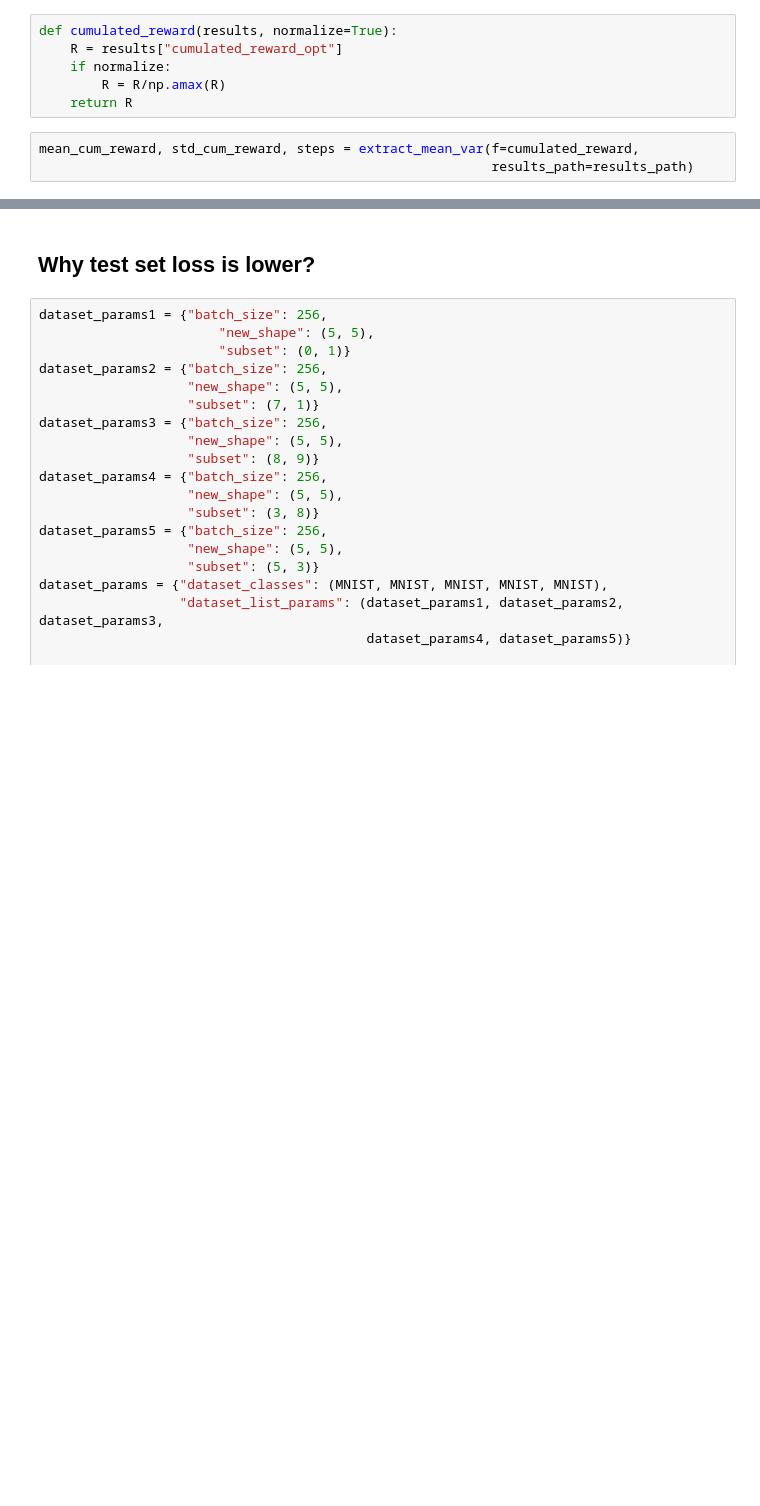
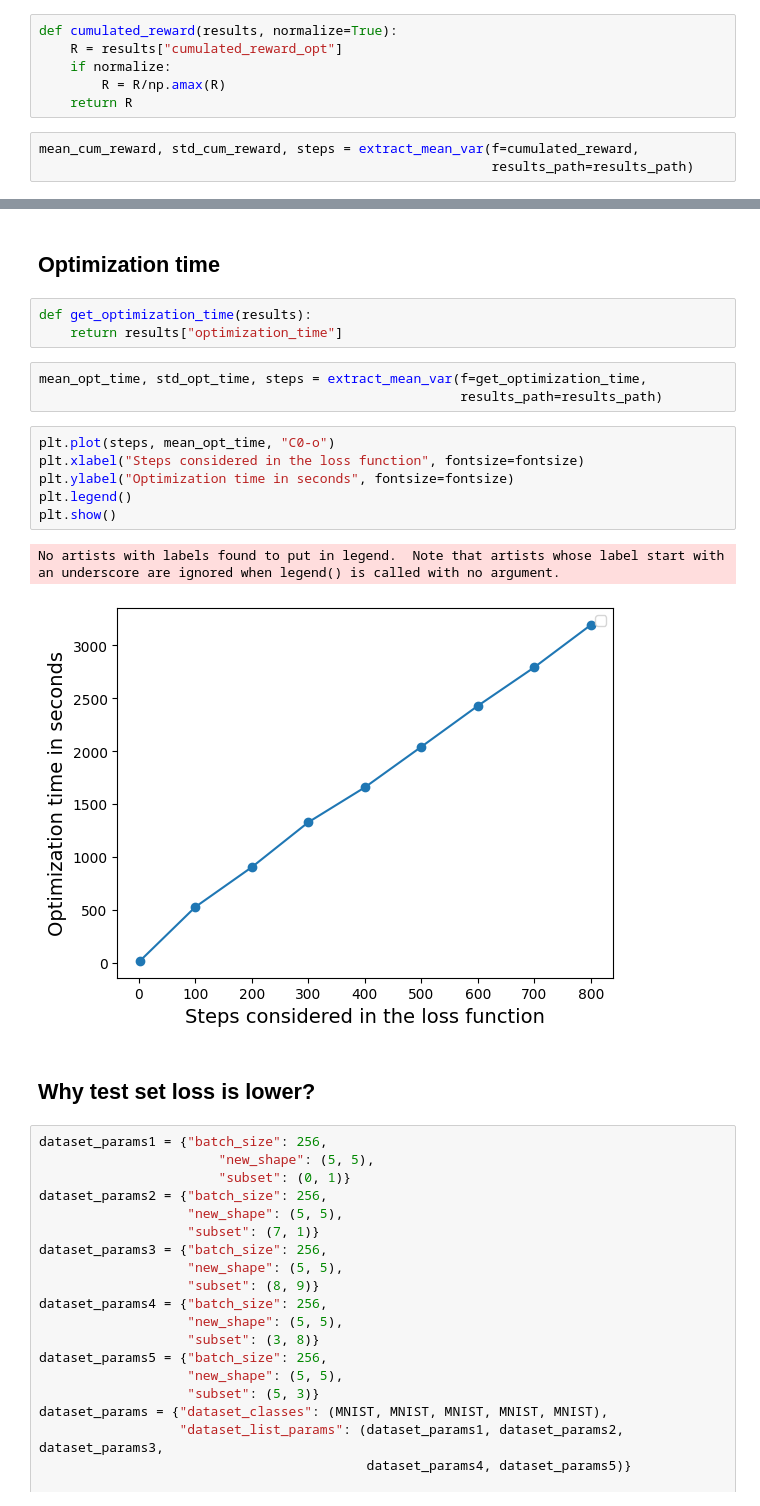
Before and after one commit to rodrigcd/neuromod, a Jupyter notebook: notebooks/MAML_experiments/maml_performance.ipynb, the cells around one changed output, grey strips where cells are left out. Drawn from its saved outputs; the diff is of its cells as text; blank space fills up the shorter version.

```diff
--- a/notebooks/MAML_experiments/maml_performance.ipynb
+++ b/notebooks/MAML_experiments/maml_performance.ipynb
@@ -199,3 +203,20 @@ plt.show()
+# %% [markdown]
+## Optimization time
+# %%
+def get_optimization_time(results):
+    return results["optimization_time"]
+# %%
+mean_opt_time, std_opt_time, steps = extract_mean_var(f=get_optimization_time,
+                                                      results_path=results_path)
+# %%
+plt.plot(steps, mean_opt_time, "C0-o")
+plt.xlabel("Steps considered in the loss function", fontsize=fontsize)
+plt.ylabel("Optimization time in seconds", fontsize=fontsize)
+plt.legend()
+plt.show()
+# %% [output]
+No artists with labels found to put in legend.  Note that artists whose label start with an underscore are ignored when legend() is called with no argument.
+[figure, added]
 # %% [markdown]
 ## Why test set loss is lower?
 # %%
```
Also changed, not shown: parts of 15 cells of this notebook, 7 other files.
